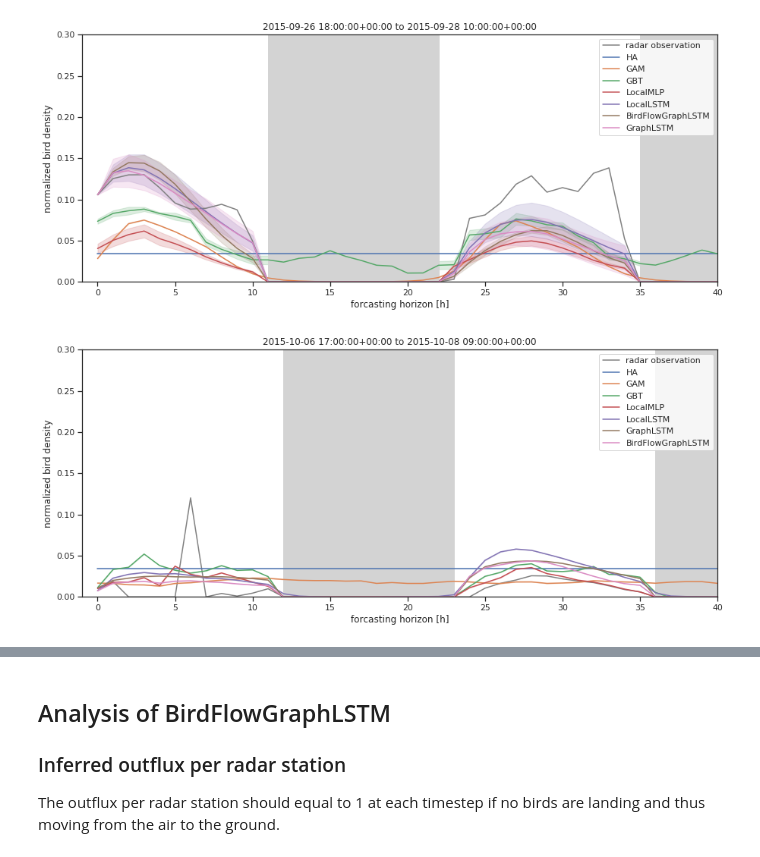
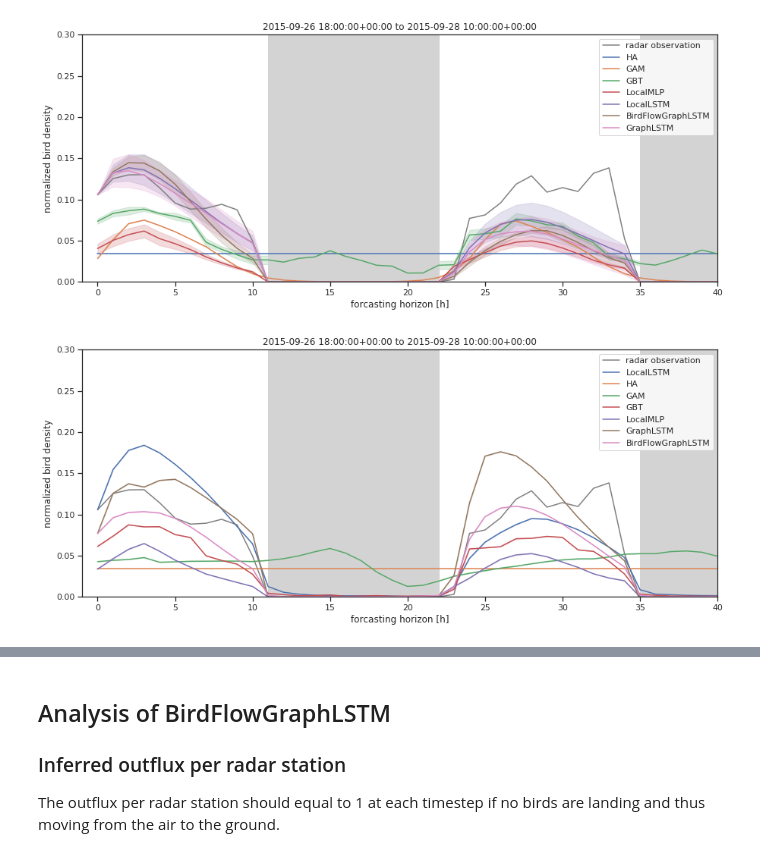
Before and after one commit to FionaLippert/birdMigration, a Jupyter notebook: notebooks/model_performance_radar.ipynb, the cells around one changed output, grey strips where cells are left out. Cells and saved outputs as stored; diff of their text form; code cells hidden in the pictures.

Commit message:
fix encoder testing

```diff
--- a/notebooks/model_performance_radar.ipynb
+++ b/notebooks/model_performance_radar.ipynb
@@ -106,13 +106,14 @@ for i, m in enumerate(models):
 # %%
 # models = ['GBT', 'LocalMLP']#, 'BirdFlowGraphLSTM'] #, 'GraphLSTM']
 # experiments = ['_root_transformed_3', '_root_transformed_3']
-models = ['HA', 'GAM', 'GBT', 'LocalMLP', 'LocalLSTM', 'GraphLSTM', 'BirdFlowGraphLSTM'] #, 'GraphLSTM']
+models = ['LocalLSTM', 'HA', 'GAM', 'GBT', 'LocalMLP', 'GraphLSTM', 'BirdFlowGraphLSTM'] #, 'GraphLSTM']
 experiments = ['best_settings_evaluate_daytime',
                'test_settings_evaluate_daytime',
                'best_settings_evaluate_daytime',
                'best_settings_evaluate_daytime',
                'best_settings_evaluate_daytime',
-               'test_G_max_dist', 'test_evaluate_daytime']
+               'best_settings_encoder', 'best_settings_encoder']
+               #'test_G_max_dist', 'test_evaluate_daytime']
 results_transformed = dict()
 bird_scales_transformed = dict()
 for i, m in enumerate(models):
@@ -200,8 +201,7 @@ fig = utils.plot_example_prediction(results, 'dehnr', nidx, bird_scales, max=0.3
 [figure]
 # %%
 nidx=30
-nidx=40
 fig = utils.plot_example_prediction(results_transformed, 'dehnr', nidx, bird_scales_transformed, max=0.3)
 # %% [output]
-[figure, old version]
+[figure, new version]
 # %%
```
Also changed, not shown: parts of 3 cells of this notebook, 2 other files.
